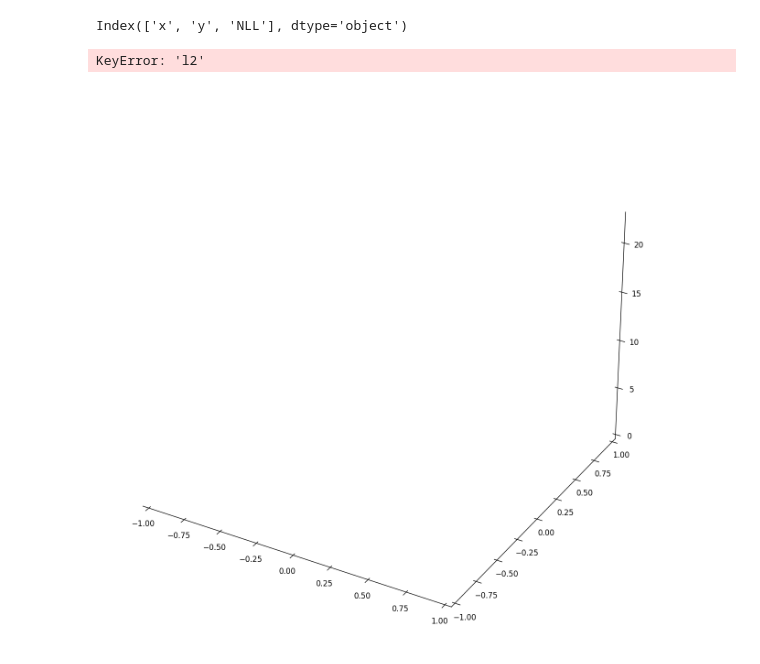
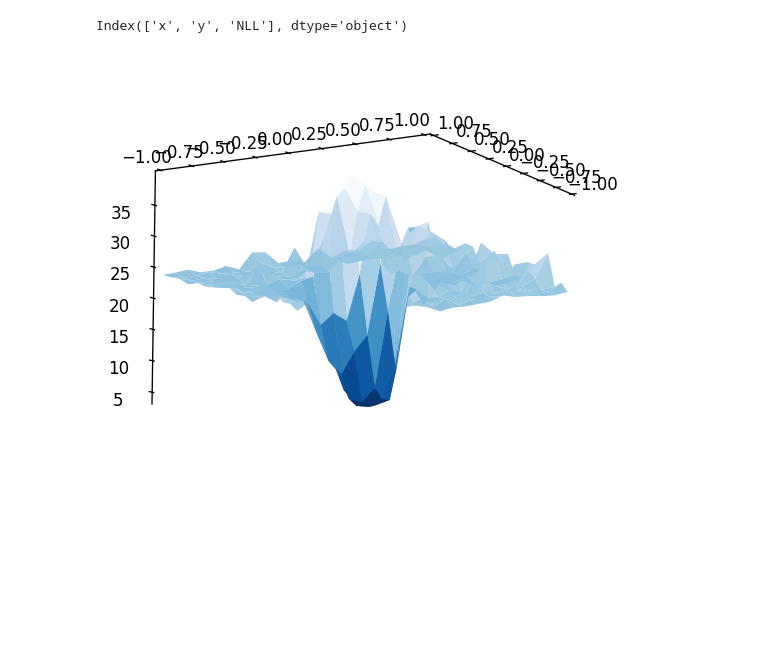
Before and after one commit to MarsJacobs/kd-qat-large-enc, a Jupyter notebook: lls_plot.ipynb, the cells around one changed output. Drawn from its saved outputs; the diff is of its cells as text; code cells hidden in the pictures; blank space fills up the shorter version.

```diff
--- a/lls_plot.ipynb
+++ b/lls_plot.ipynb
@@ -1,15 +1,17 @@
 # %%
 # metrics_dir = "lls_logs/cola_1_losslandscape.csv"
 # metrics_dir = "lls_logs/rte_0.1_losslandscape.csv"
-# metrics_dir = "lls_logs/cola_long_losslandscape.csv"
+# metrics_dir = "lls_logs/rte_long_losslandscape.csv"
 # metrics_dir = "lls_logs/cola_1SB_lls.csv"
 # metrics_dir = "lls_logs/rte_1SB_GT_100_lls.csv"
-metrics_dir = "lls_logs/rte_1SB_M_base_lls.csv"
+# metrics_dir = "lls_logs/rte_1SB_M_100_lls.csv"
+# metrics_dir = "lls_logs/rte_1SB_M_base_lls.csv"
+metrics_dir = "lls_logs/rte_1SB_M_100_base_lls.csv"
 # metrics_dir = "lls_logs/cola_1SB_lls.csv"
-# %%
-data.keys()
-# %% [output]
-Index(['x', 'y', 'NLL'], dtype='object')
+# %%
+data.keys()
+# %% [output]
+Index(['x', 'y', 'NLL'], dtype='object')
 # %%
 import math
 import numpy as np
@@ -22,10 +24,11 @@ from matplotlib import cm
 # names = ["x", "y", "l1", "l2", "NLL", "Cutoff1", "Cutoff2", "Acc", "Acc-90", "Unc", "Unc-90", "IoU", "IoU-90", "Freq", "Freq-90", "Top-5", "Brier", "ECE", "ECSE"]
 # path = "%s/resources/results/cifar100_vit_ti_losslandscape.csv" % root  # for ViT-Ti
 
-names = ["x", "y", "NLL"]
+names = ["x", "y", "l1", "l2", "NLL"]
+# names = ["x", "y", "NLL"]
 data = pd.read_csv(metrics_dir, names=names)
-# data["loss"] = data["NLL"] # + optim_args["weight_decay"] * data["l2"]  # NLL + l2
-data["loss"] = data["NLL"] + 0.01 * data["l2"]  # NLL + l2
+data["loss"] = data["NLL"] # + optim_args["weight_decay"] * data["l2"]  # NLL + l2
+# data["loss"] = data["NLL"] + 0.01 * data["l2"]  # NLL + l2
 
 # prepare data
 p = int(math.sqrt(len(data)))
@@ -34,18 +37,16 @@ xs = data["x"].to_numpy().reshape(shape)
 ys = data["y"].to_numpy().reshape(shape)
 zs = data["loss"].to_numpy().reshape(shape)
 
-zs = zs - zs[np.isfinite(zs)].min()
-zs[zs > 42] = np.nan
+# zs = zs - zs[np.isfinite(zs)].min()
+# zs[zs > 42] = np.nan
 
 norm = plt.Normalize(zs[np.isfinite(zs)].min(), zs[np.isfinite(zs)].max())  # normalize to [0,1]
 colors = cm.Blues_r(norm(zs))
 rcount, ccount, _ = colors.shape
-# %% [output]
-KeyError: 'l2'
 # %%
-fig = plt.figure(figsize=(10, 10), dpi=120)
+fig = plt.figure(figsize=(4, 4), dpi=120)
 ax = fig.gca(projection="3d")
-# ax.view_init(elev=50, azim=30)  # angle
+ax.view_init(elev=-10, azim=30)  # angle
 
 # make the panes transparent
 ax.xaxis.set_pane_color((1.0, 1.0, 1.0, 0.0))
@@ -57,31 +58,31 @@ ax.yaxis._axinfo["grid"]['color'] =  (1,1,1,0)
 ax.zaxis._axinfo["grid"]['color'] =  (1,1,1,0)
 
 surf = ax.plot_surface(
     xs, ys, zs,
     rcount=rcount, ccount=ccount,
     cmap="Blues_r", shade=False
 )
 
 # surf = ax.plot_surface(
 #     xs, ys, zs,
 #     rcount=rcount, ccount=ccount,
 #     facecolors=colors, shade=False,
 # )
 # surf.set_facecolor((0,0,0,0))
 
 # remove white spaces
 adjust_lim = 1
 ax.set_xlim(-1 * adjust_lim, 1 * adjust_lim)
 ax.set_ylim(-1 * adjust_lim, 1 * adjust_lim)
 # ax.set_zlim(0, 50)
 fig.subplots_adjust(left=0, right=1, bottom=0, top=1)
 #ax.axis('off')
 
 ls = 10
 ax.tick_params(axis="x", labelsize=ls)
 ax.tick_params(axis="y", labelsize=ls)
 ax.tick_params(axis="z", labelsize=ls)
 
 plt.show()
 # %% [output]
-[figure, old version]
+[figure, new version]
```
Also changed, not shown: 6 other files.
